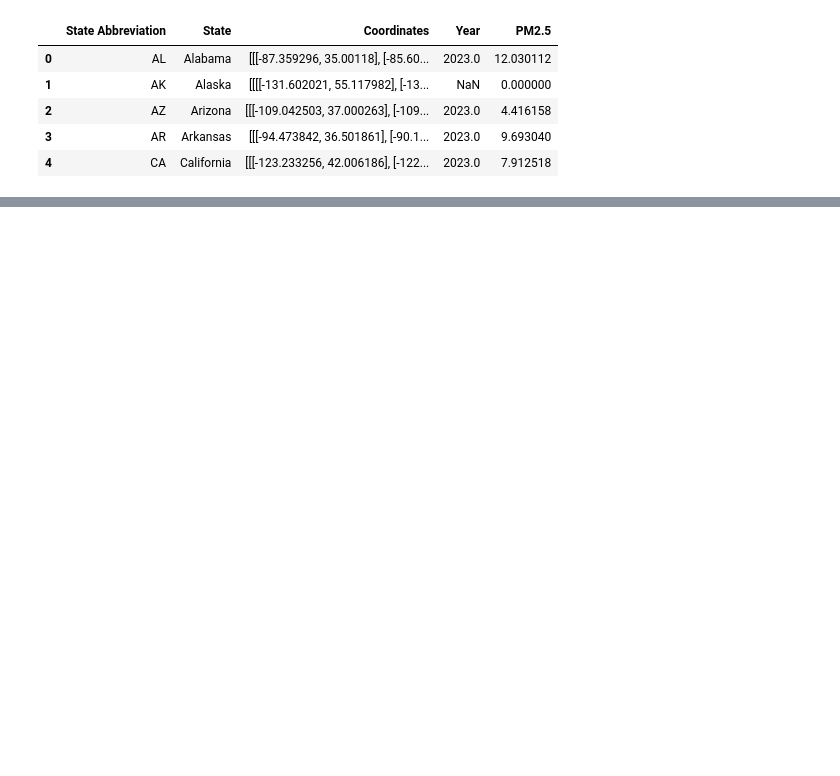
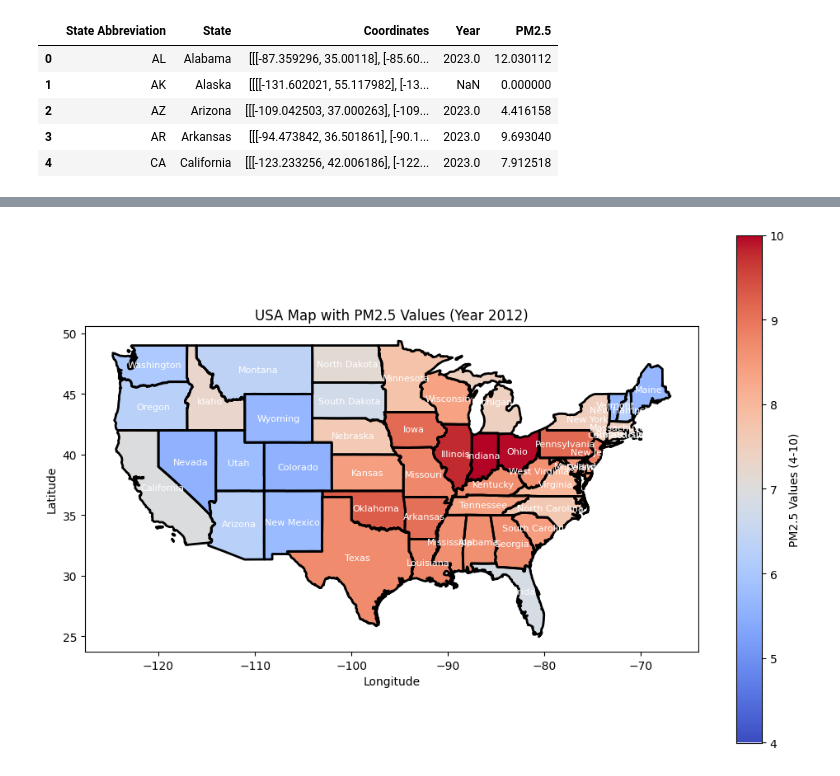
Before and after one commit to 5UMUK/ProjectAQI, a Jupyter notebook: Data_Visualisation/Visualisation.ipynb, the cells around one changed output, grey strips where cells are left out. Saved outputs shown, nothing was run; the diff lists cells and outputs as text; code cells hidden in the pictures; blank space fills up the shorter version.

Commit message:
Update Visualisations

```diff
--- a/Data_Visualisation/Visualisation.ipynb
+++ b/Data_Visualisation/Visualisation.ipynb
@@ -154,0 +197,4 @@ map
+# %%
+get_heat_map(2012)
+# %% [output]
+[figure, added]
```
Also changed, not shown: parts of 8 cells of this notebook, 1 other file.
